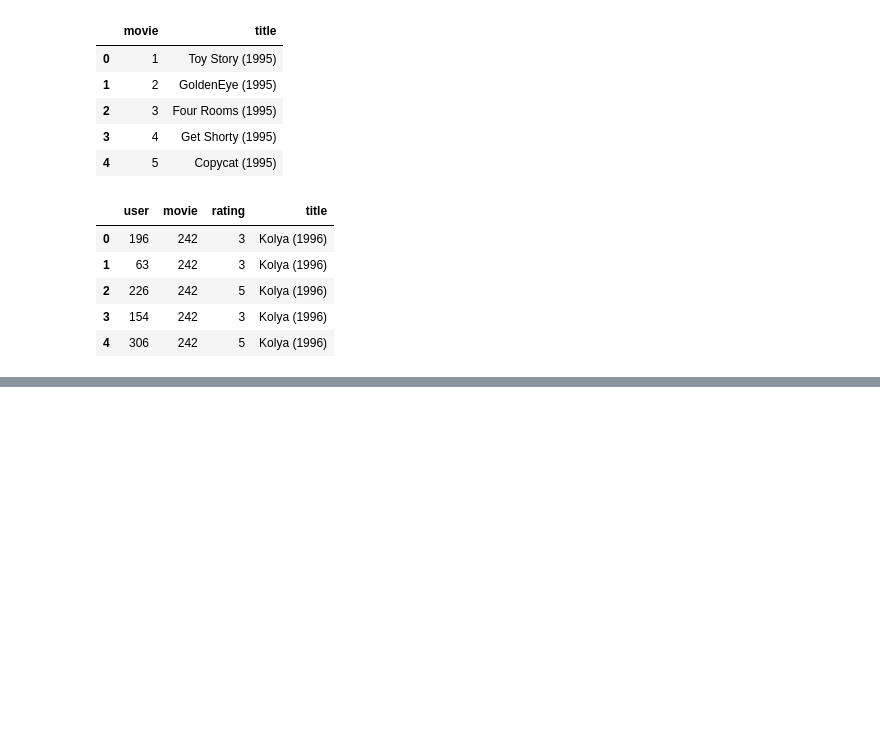
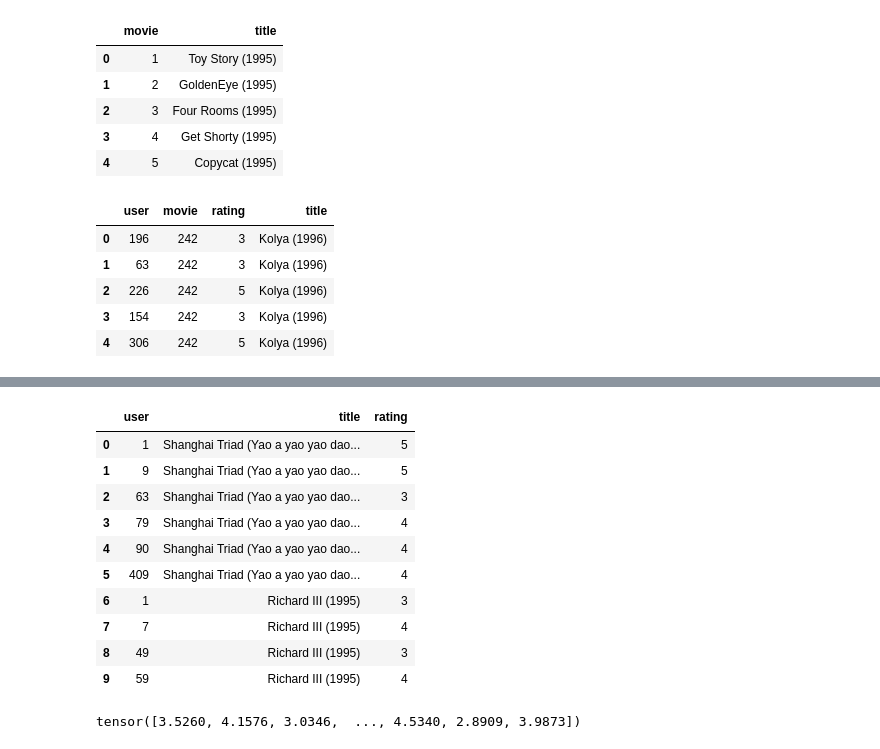
Before and after one commit to ChrisAlex2104/-Recommendation-using-Collaborative-Filtering, a Jupyter notebook: AI final project using fast ai.ipynb, the cells around one changed output, grey strips where cells are left out. Drawn from its saved outputs; the diff is of its cells as text; code cells hidden in the pictures; blank space fills up the shorter version.

```diff
--- a/AI final project using fast ai.ipynb
+++ b/AI final project using fast ai.ipynb
@@ -88,0 +104,3 @@ learn.fit_one_cycle(5, 5e-3, wd=0.1)
+# %%
+dl = learn.dls.test_dl(Test_data, bs=64) # apply transforms
+preds,  _ = learn.get_preds(dl=dl) # get prediction
@@ -88,0 +109,18 @@ learn.fit_one_cycle(5, 5e-3, wd=0.1)
+# %%
+dl.show_batch()
+# %% [output]
+|  | user | title | rating |
+| 0 | 1 | Shanghai Triad (Yao a yao yao dao... | 5 |
+| 1 | 9 | Shanghai Triad (Yao a yao yao dao... | 5 |
+| 2 | 63 | Shanghai Triad (Yao a yao yao dao... | 3 |
+| 3 | 79 | Shanghai Triad (Yao a yao yao dao... | 4 |
+| 4 | 90 | Shanghai Triad (Yao a yao yao dao... | 4 |
+| 5 | 409 | Shanghai Triad (Yao a yao yao dao... | 4 |
+| 6 | 1 | Richard III (1995) | 3 |
+| 7 | 7 | Richard III (1995) | 4 |
+| 8 | 49 | Richard III (1995) | 3 |
+| 9 | 59 | Richard III (1995) | 4 |
+# %%
+preds
+# %% [output]
+tensor([3.5260, 4.1576, 3.0346,  ..., 4.5340, 2.8909, 3.9873])
```
Also changed, not shown: parts of 13 cells of this notebook, 1 other file.
